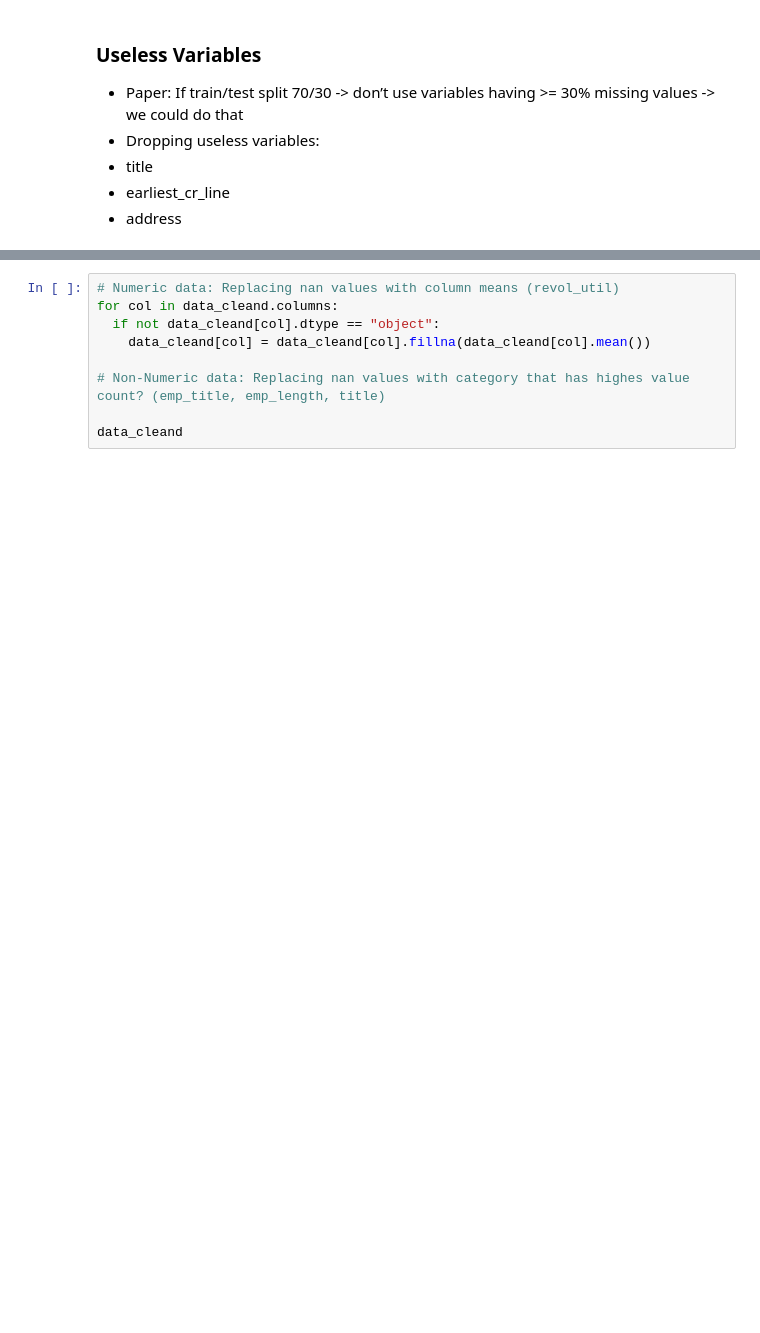
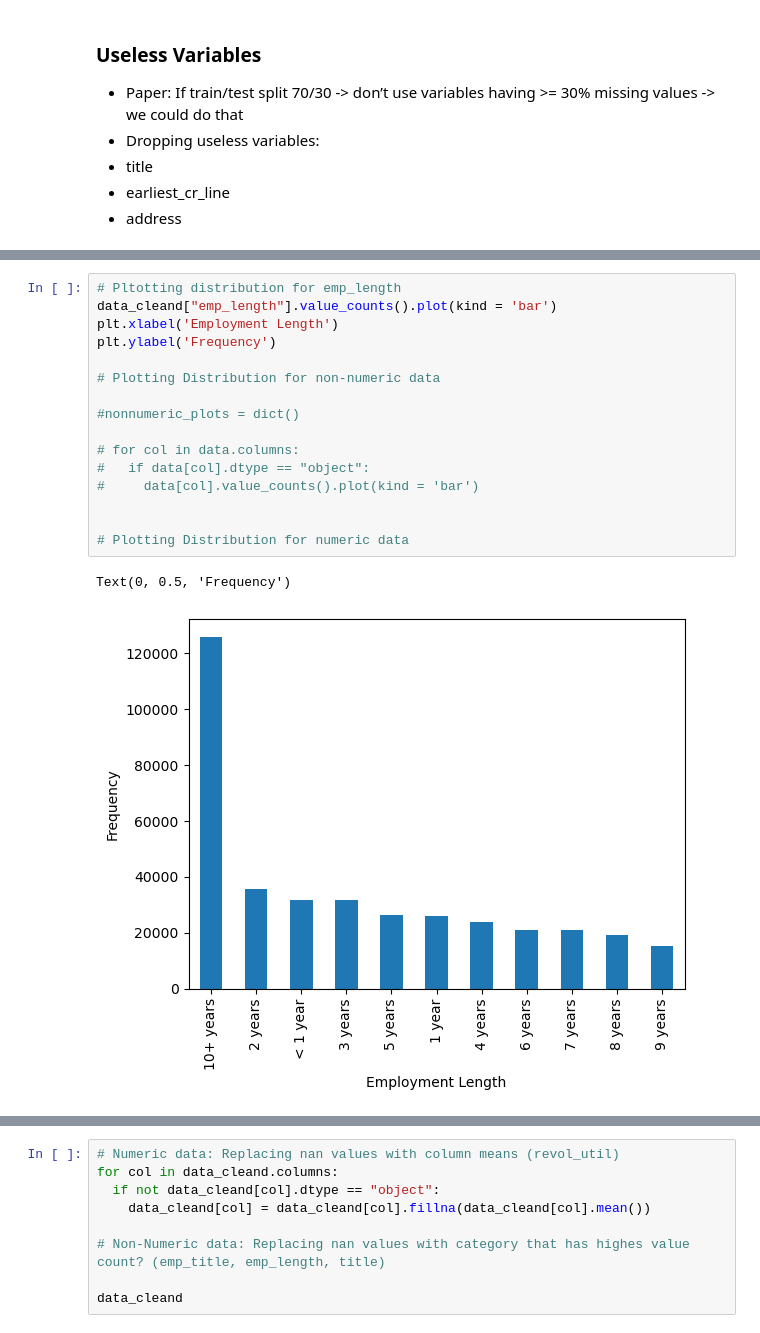
Before and after one commit to Teccaa/Applied_Credit_Risk, a Jupyter notebook: Data_Cleaning.ipynb, the cells around one changed output, grey strips where cells are left out. Drawn from its saved outputs; the diff is of its cells as text; blank space fills up the shorter version.

```diff
--- a/Data_Cleaning.ipynb
+++ b/Data_Cleaning.ipynb
@@ -329,2 +353,21 @@ data_cleand
+# %%
+# Pltotting distribution for emp_length
+data_cleand["emp_length"].value_counts().plot(kind = 'bar')
+plt.xlabel('Employment Length')
+plt.ylabel('Frequency')
+
+# Plotting Distribution for non-numeric data
+
+#nonnumeric_plots = dict()
+
+# for col in data.columns:
+#   if data[col].dtype == "object":
+#     data[col].value_counts().plot(kind = 'bar')
+
+
+# Plotting Distribution for numeric data
+# %% [output]
+Text(0, 0.5, 'Frequency')
+[figure, added]
 # %% [markdown]
 ### Missing and wrong values (TBD)
```
Also changed, not shown: parts of 16 cells of this notebook, 1 other file.
